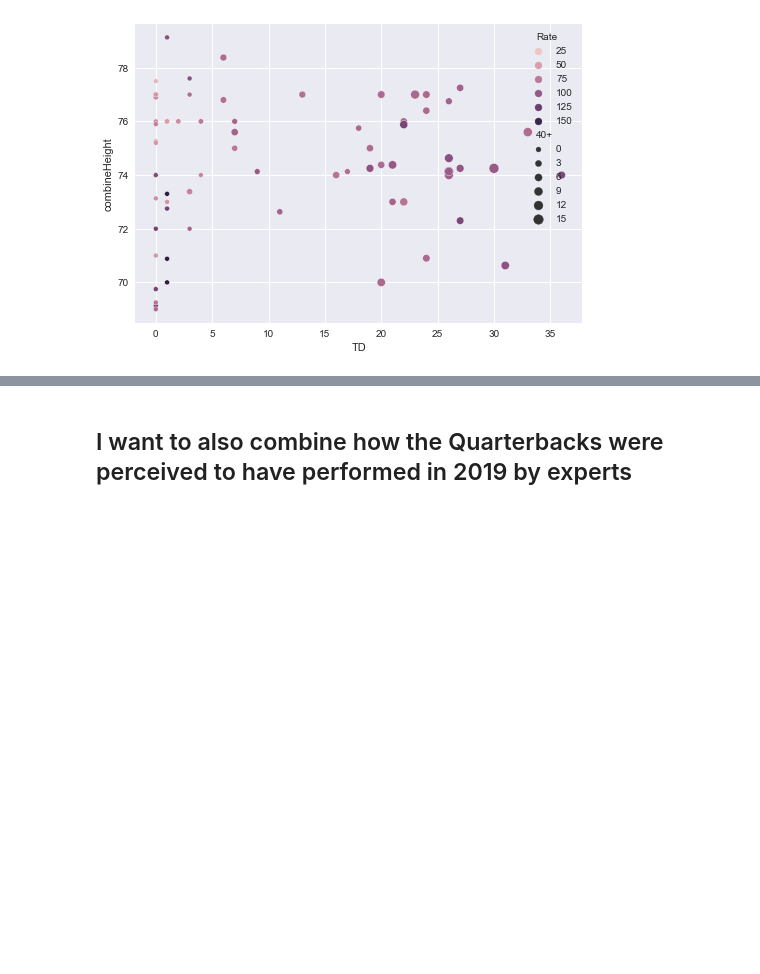
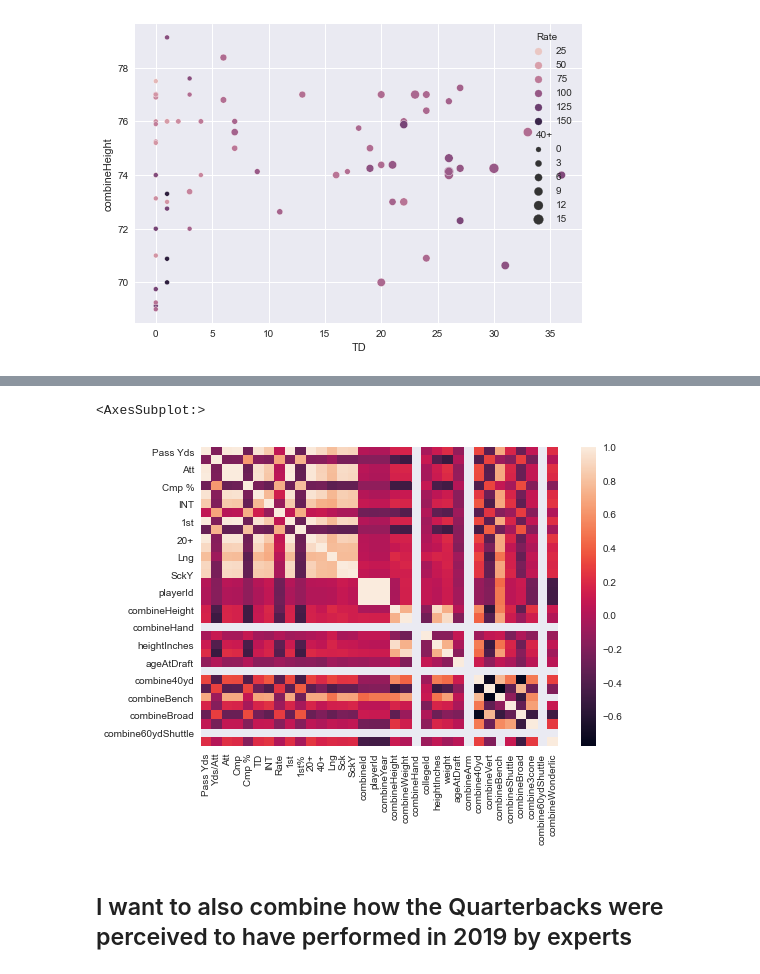
Before and after one commit to User7712/UCDPA_MarkCheesmore, a Jupyter notebook: QB_in_NFL_2019.ipynb, the cells around one changed output, grey strips where cells are left out. Cells and saved outputs as stored; diff of their text form; code cells hidden in the pictures; blank space fills up the shorter version.

```diff
--- a/QB_in_NFL_2019.ipynb
+++ b/QB_in_NFL_2019.ipynb
@@ -217,0 +243,2 @@ sns.scatterplot(y='combineHeight',x='TD', data=Wider_stats, hue='Rate', size='40
+# %%
+Significant = Wider_stats.corr()
@@ -218,3 +248,8 @@ sns.scatterplot(y='combineHeight',x='TD', data=Wider_stats, hue='Rate', size='40
+# %%
+sns.heatmap(Significant)
+# %% [output]
+<AxesSubplot:>
+[figure, added]
 # %% [markdown]
 ## I want to also combine how the Quarterbacks were perceived to have performed in 2019 by experts
 # %%
```
Also changed, not shown: parts of 14 cells of this notebook.
